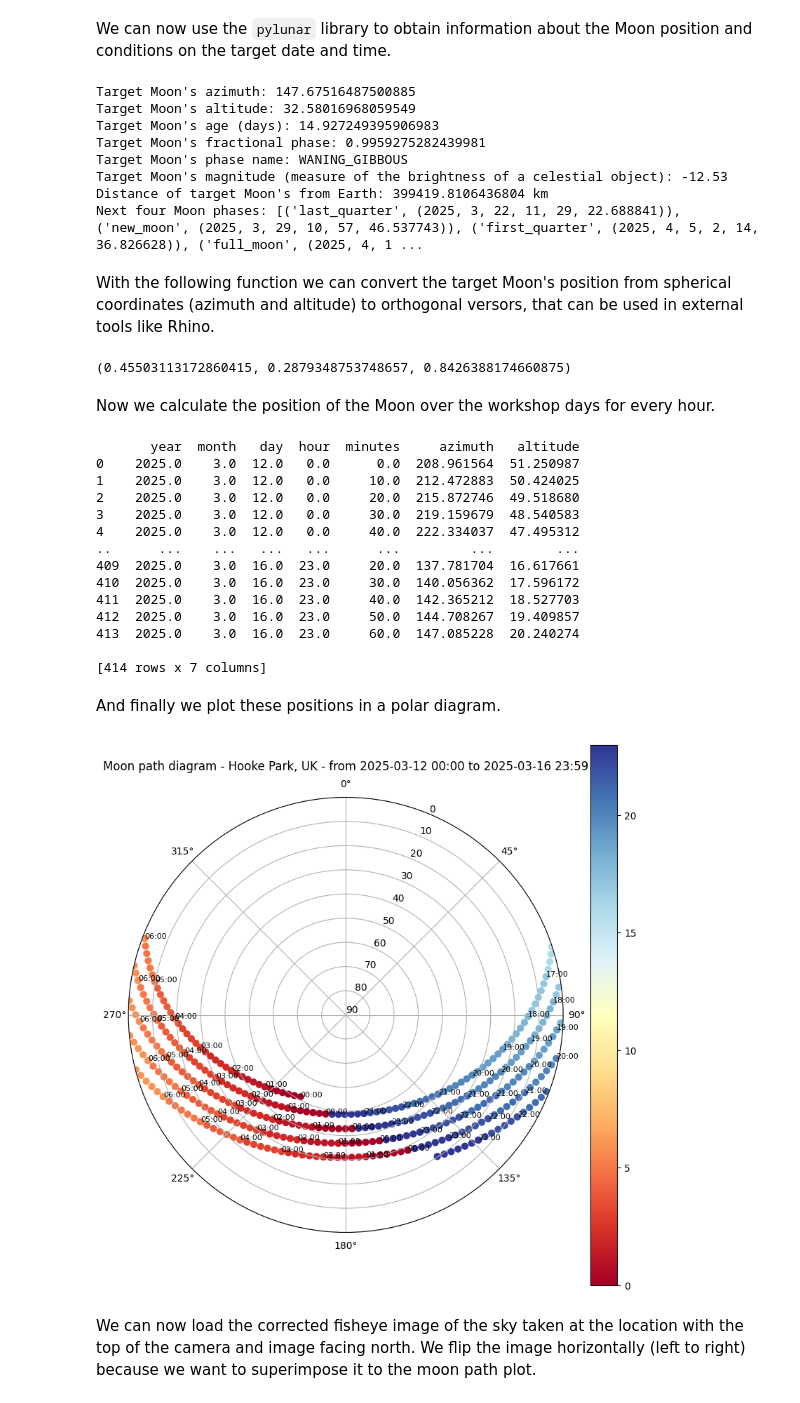
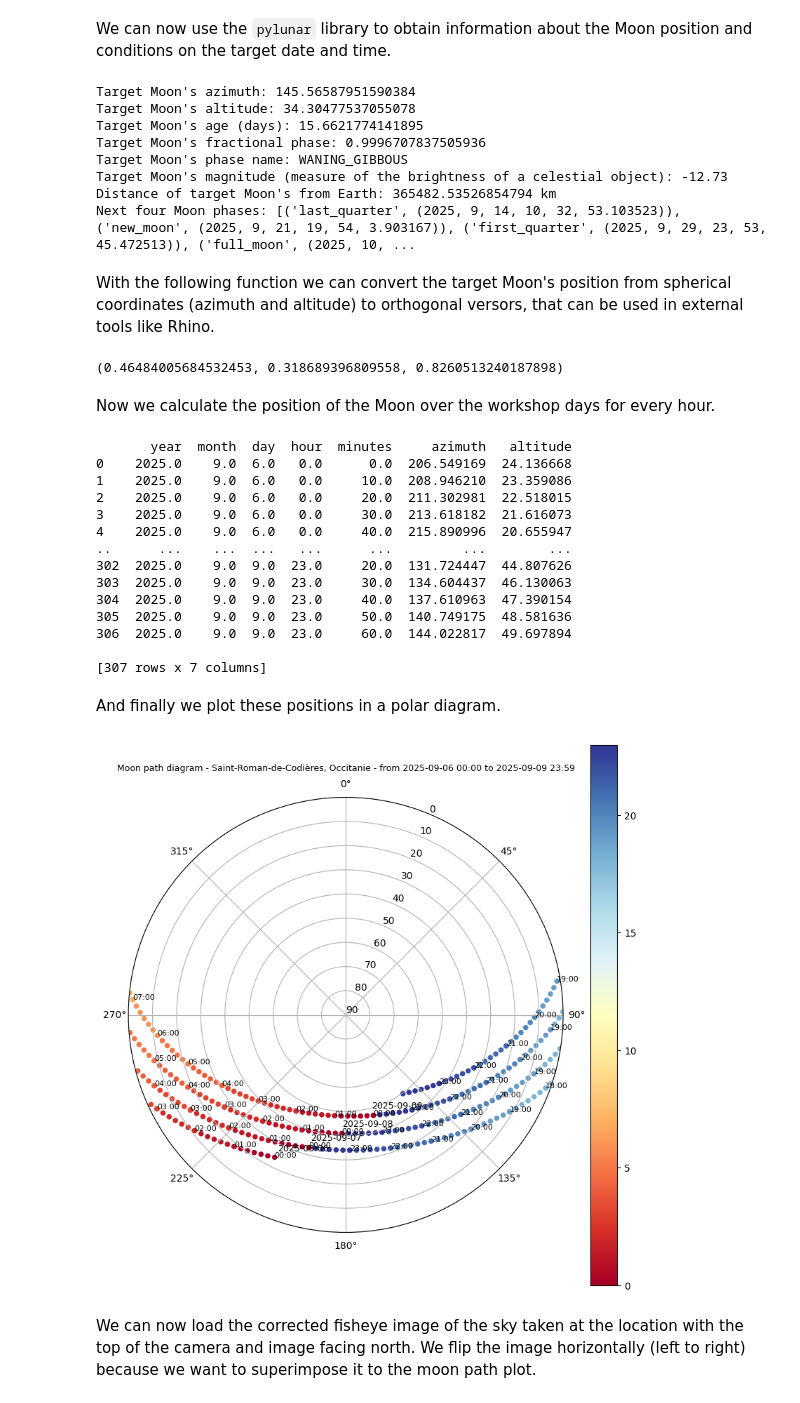
Before and after one commit to fullmoontheatre/fmt_planning, a Jupyter notebook: Full_Moon_Theatre_Planning.ipynb, the cells around one changed output. Drawn from its saved outputs; the diff is of its cells as text; code cells hidden in the pictures.

Commit message:
annotations for days

```diff
--- a/Full_Moon_Theatre_Planning.ipynb
+++ b/Full_Moon_Theatre_Planning.ipynb
@@ -22,7 +22,8 @@ We then select a location, the starting and ending dates for the Full Moon Theat
 The location should be indicated with the syntax "Location name, Country Code", for instance "Montpellier, FR".
 # %%
 # LOCATION_NAME = "Montpellier, FR"
-LOCATION_NAME = "Hooke Park, UK"
+# LOCATION_NAME = "Hooke Park, UK"
+# LOCATION_NAME = "Jeddah, Saudi Arabia"
 # LOCATION_NAME = "Mexico City"
 # LOCATION_NAME = "Teatro di Segesta"
 # LOCATION_NAME = "Teatro di Andromeda, Sicilia"
@@ -31,7 +32,8 @@ LOCATION_NAME = "Hooke Park, UK"
 # LOCATION_NAME = "Castiglione di Sicilia CT, Italy"
 # LOCATION_NAME = "La Grange, Causse de la Selle, FR"
 # LOCATION_NAME = "Théâtre de Verdure, Pl. des Aires, 13500 Martigues"
-# LOCATION_NAME = "Saint-Roman-de-Codières, Occitanie"
+LOCATION_NAME = "Saint-Roman-de-Codières, Occitanie"
+# LOCATION_NAME = "Via S. Pietro, 31, 40064 San Pietro BO, Italy"
 # %% [markdown]
 We use the Nominatim service to derive the latitude and longitude of the selected location.
 # %%
@@ -175,9 +177,9 @@ full_moons
 # %% [markdown]
 We can now use the `pylunar` library to obtain information about the Moon position and conditions on the target date and time.
 # %%
-TARGET_MOMENT = (2025, 3, 14, 23, 0, 0) # format: (YEAR, MONTH, DAY, HOUR, MINUTES, SECONDS)
-START_DAY = [2025, 3, 12] # format: [YEAR, MONTH, DAY]
-END_DAY = [2025, 3, 16] # format: [YEAR, MONTH, DAY]
+TARGET_MOMENT = (2025, 9, 7, 22, 0, 0) # format: (YEAR, MONTH, DAY, HOUR, MINUTES, SECONDS)
+START_DAY = [2025, 9, 6] # format: [YEAR, MONTH, DAY]
+END_DAY = [2025, 9, 9] # format: [YEAR, MONTH, DAY]
 
 moon_info = pylunar.MoonInfo(latitude_dms, longitude_dms)
 moon_info.update(TARGET_MOMENT)
@@ -190,14 +192,14 @@ print("Target Moon's magnitude (measure of the brightness of a celestial object)
 print("Distance of target Moon's from Earth:", moon_info.earth_distance(), "km")
 print("Next four Moon phases:", moon_info.next_four_phases())
 # %% [output]
-Target Moon's azimuth: 147.67516487500885
-Target Moon's altitude: 32.58016968059549
-Target Moon's age (days): 14.927249395906983
-Target Moon's fractional phase: 0.9959275282439981
+Target Moon's azimuth: 145.56587951590384
+Target Moon's altitude: 34.30477537055078
+Target Moon's age (days): 15.6621774141895
+Target Moon's fractional phase: 0.9996707837505936
 Target Moon's phase name: WANING_GIBBOUS
-Target Moon's magnitude (measure of the brightness of a celestial object): -12.53
-Distance of target Moon's from Earth: 399419.8106436804 km
-Next four Moon phases: [('last_quarter', (2025, 3, 22, 11, 29, 22.688841)), ('new_moon', (2025, 3, 29, 10, 57, 46.537743)), ('first_quarter', (2025, 4, 5, 2, 14, 36.826628)), ('full_moon', (2025, 4, 1 ...
+Target Moon's magnitude (measure of the brightness of a celestial object): -12.73
+Distance of target Moon's from Earth: 365482.53526854794 km
+Next four Moon phases: [('last_quarter', (2025, 9, 14, 10, 32, 53.103523)), ('new_moon', (2025, 9, 21, 19, 54, 3.903167)), ('first_quarter', (2025, 9, 29, 23, 53, 45.472513)), ('full_moon', (2025, 10, ...
 # %% [markdown]
 With the following function we can convert the target Moon's position from spherical coordinates (azimuth and altitude) to orthogonal versors, that can be used in external tools like Rhino.
 # %%
@@ -210,12 +212,15 @@ def spherical_to_versors(r, azimuth, altitude):
 spherical_to_versors(1, math.radians(moon_info.azimuth()), math.radians((moon_info.altitude() + 180) % 360))
 # spherical_to_versors(1, math.radians(0), math.radians((45 + 180) % 360))
 # %% [output]
-(0.45503113172860415, 0.2879348753748657, 0.8426388174660875)
+(0.46484005684532453, 0.318689396809558, 0.8260513240187898)
 # %% [markdown]
 Now we calculate the position of the Moon over the workshop days for every hour.
 # %%
 # moon_positions = []
 moon_positions = pd.DataFrame(columns = ["year","month","day","hour","minutes","azimuth","altitude"])
+years = []
+months = []
+days = []
 hours = []
 azimuths = []
 altitudes = []
@@ -230,25 +235,28 @@ for year in range(START_DAY[0], END_DAY[0]+1):
                         moon_positions.loc[len(moon_positions)] = [year, month, day, hour, minutes,
                                                                moon_info.azimuth(), moon_info.altitude()]
                         if minutes == 0:
+                            years.append(year)
+                            months.append(month)
+                            days.append(day)
                             hours.append(hour)
                             azimuths.append(moon_info.azimuth())
                             altitudes.append(moon_info.altitude())
 print(moon_positions)
 # %% [output]
-       year  month   day  hour  minutes     azimuth   altitude
-0    2025.0    3.0  12.0   0.0      0.0  208.961564  51.250987
-1    2025.0    3.0  12.0   0.0     10.0  212.472883  50.424025
-2    2025.0    3.0  12.0   0.0     20.0  215.872746  49.518680
-3    2025.0    3.0  12.0   0.0     30.0  219.159679  48.540583
-4    2025.0    3.0  12.0   0.0     40.0  222.334037  47.495312
-..      ...    ...   ...   ...      ...         ...        ...
-409  2025.0    3.0  16.0  23.0     20.0  137.781704  16.617661
-410  2025.0    3.0  16.0  23.0     30.0  140.056362  17.596172
-411  2025.0    3.0  16.0  23.0     40.0  142.365212  18.527703
-412  2025.0    3.0  16.0  23.0     50.0  144.708267  19.409857
-413  2025.0    3.0  16.0  23.0     60.0  147.085228  20.240274
+       year  month  day  hour  minutes     azimuth   altitude
+0    2025.0    9.0  6.0   0.0      0.0  206.549169  24.136668
+1    2025.0    9.0  6.0   0.0     10.0  208.946210  23.359086
+2    2025.0    9.0  6.0   0.0     20.0  211.302981  22.518015
+3    2025.0    9.0  6.0   0.0     30.0  213.618182  21.616073
+4    2025.0    9.0  6.0   0.0     40.0  215.890996  20.655947
+..      ...    ...  ...   ...      ...         ...        ...
+302  2025.0    9.0  9.0  23.0     20.0  131.724447  44.807626
+303  2025.0    9.0  9.0  23.0     30.0  134.604437  46.130063
+304  2025.0    9.0  9.0  23.0     40.0  137.610963  47.390154
+305  2025.0    9.0  9.0  23.0     50.0  140.749175  48.581636
+306  2025.0    9.0  9.0  23.0     60.0  144.022817  49.697894
 
-[414 rows x 7 columns]
+[307 rows x 7 columns]
 # %% [markdown]
 And finally we plot these positions in a polar diagram.
 # %%
@@ -261,36 +269,43 @@ start_time = datetime(START_DAY[0], START_DAY[1], START_DAY[2]).strftime(time_fo
 end_time = datetime(END_DAY[0], END_DAY[1], END_DAY[2], 23, 59).strftime(time_format)
 
 ax = plt.subplot(1, 1, 1, projection='polar')
 
 cm = matplotlib.colormaps['RdYlBu']
 
 points = ax.scatter(np.radians(moon_positions['azimuth'].values), moon_positions['altitude'].values,
-                    s=40, label="Hours", c=moon_positions['hour'].values, cmap=cm)
+                    s=20, label="Hours", c=moon_positions['hour'].values, cmap=cm)
 
 # Add annotations for each hour
 for hour, az, alt in zip(hours, azimuths, altitudes):
     ax.annotate(f'{hour:02d}:00', (np.radians(az), alt), fontsize=8)
+
+# Add annotations for each day
+for year, month, day, hour, az, alt in zip(years, months, days, hours, azimuths, altitudes):
+    # if az<190 and az>170:
+    if hour==0:
+        ax.annotate(f'{year}-{month:02d}-{day:02d}', (np.radians(az), alt+3), fontsize=9)
+
 
 ax.figure.colorbar(points)
 ax.set_theta_zero_location('N', offset=0)
 ax.set_rlim(bottom=90, top=0)
 ax.set_theta_zero_location('N')
 ax.set_theta_direction(-1)
 ax.set_rlim(90, 0)
 # Note: you must set the end of arange to be slightly larger than 90 or it won't include 90
 ax.set_yticks(np.arange(0, 91, 10))
 # ax.set_yticklabels(ax.get_yticks()[::-1])
 # ax.set_rmax(90)
 # ax.set_rmin(0)
 
 plt.rcParams['figure.figsize'] = [10, 10]
 
-ax.set_title("Moon path diagram - %s - from %s to %s" %(LOCATION_NAME, start_time, end_time), va='bottom')
+ax.set_title("Moon path diagram - %s - from %s to %s" %(LOCATION_NAME, start_time, end_time), va='bottom', fontsize=9)
 
 
 plt.show()
 # %% [output]
-[figure, old version]
+[figure, new version]
 # %% [markdown]
 We can now load the corrected fisheye image of the sky taken at the location with the top of the camera and image facing north. We flip the image horizontally (left to right) because we want to superimpose it to the moon path plot.
 # %%
```
Also changed, not shown: parts of 4 cells of this notebook.
